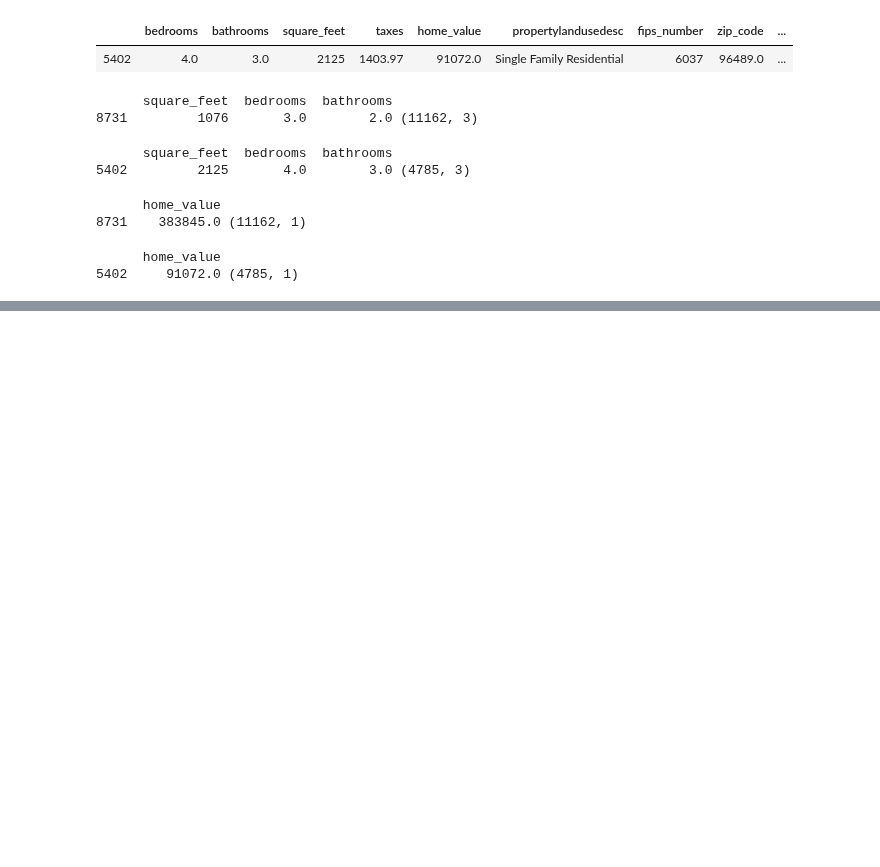
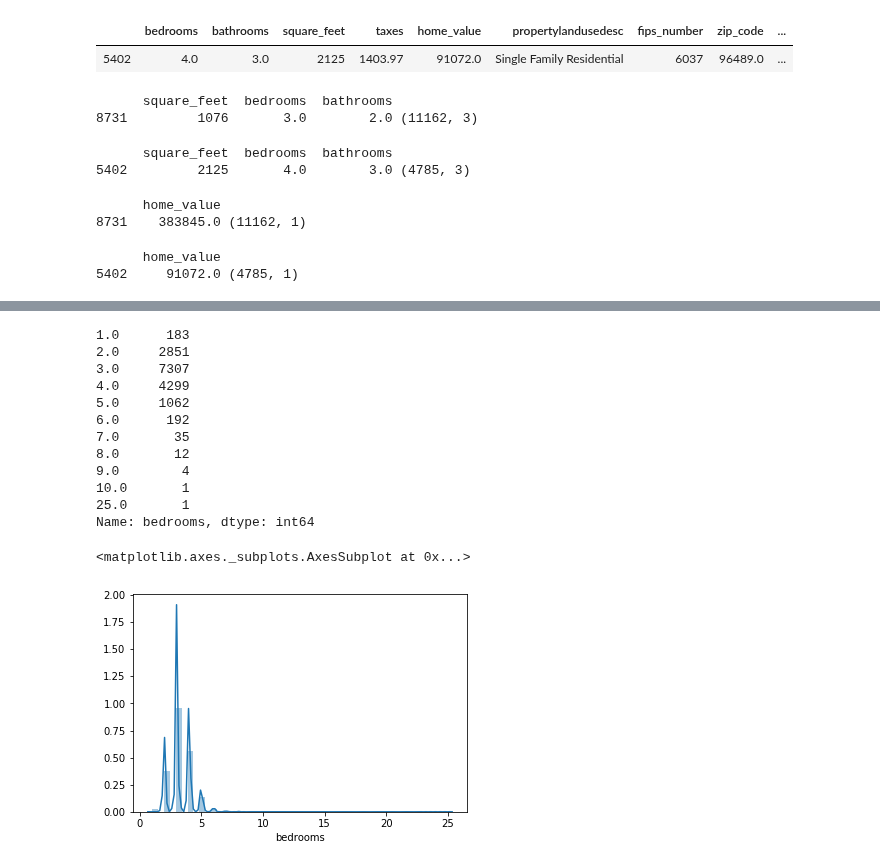
Before and after one commit to faithkane3/zillow_project, a Jupyter notebook: zillow_project_walkthrough.ipynb, the cells around one changed output, grey strips where cells are left out. Saved outputs shown, nothing was run; the diff lists cells and outputs as text; code cells hidden in the pictures; blank space fills up the shorter version.

```diff
--- a/zillow_project_walkthrough.ipynb
+++ b/zillow_project_walkthrough.ipynb
@@ -292,0 +363,18 @@ X_train_scaled.head(3), X_test_scaled.head(3)
+# %%
+print(df.bedrooms.value_counts(dropna=False).sort_index())
+sns.distplot(df.bedrooms)
+# %% [output]
+1.0      183
+2.0     2851
+3.0     7307
+4.0     4299
+5.0     1062
+6.0      192
+7.0       35
+8.0       12
+9.0        4
+10.0       1
+25.0       1
+Name: bedrooms, dtype: int64
+<matplotlib.axes._subplots.AxesSubplot at 0x...>
+[figure, added]
```
Also changed, not shown: parts of 58 cells of this notebook, 3 other files.
